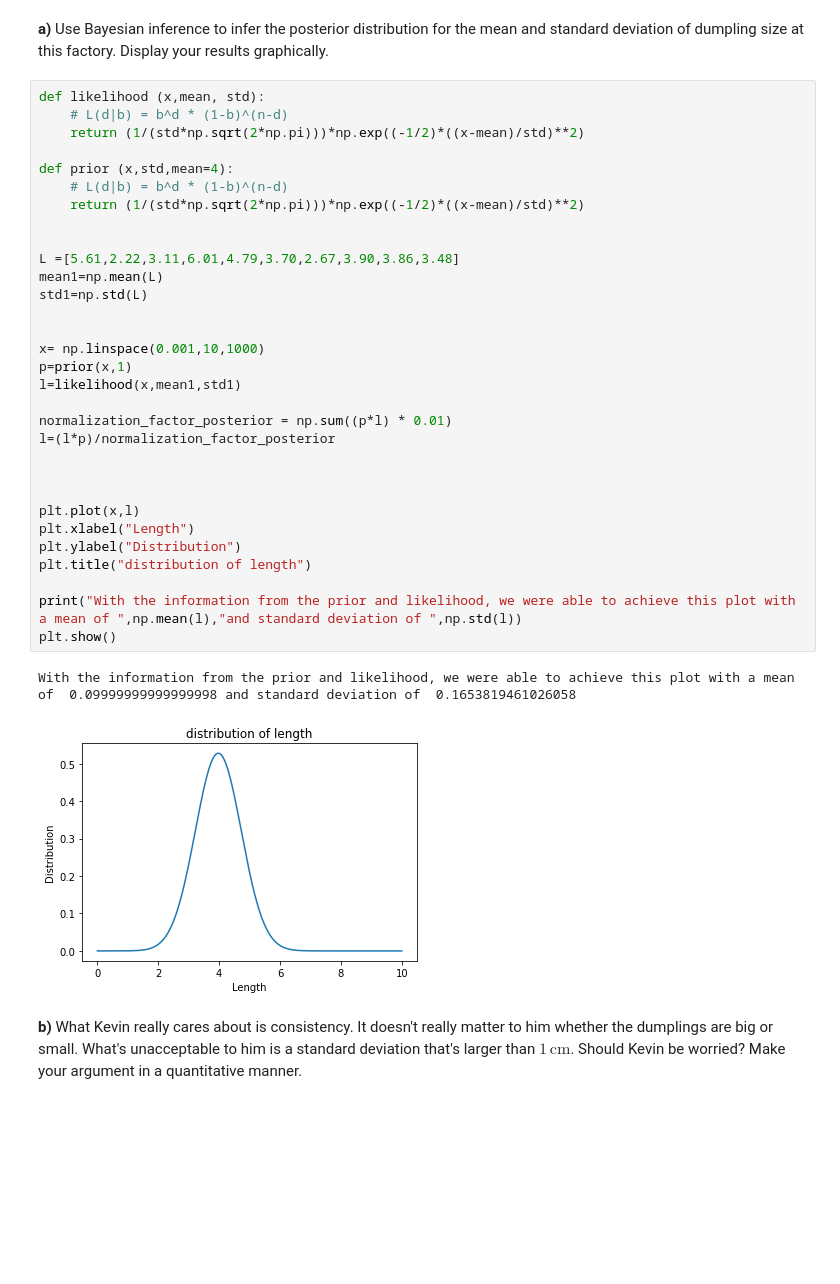
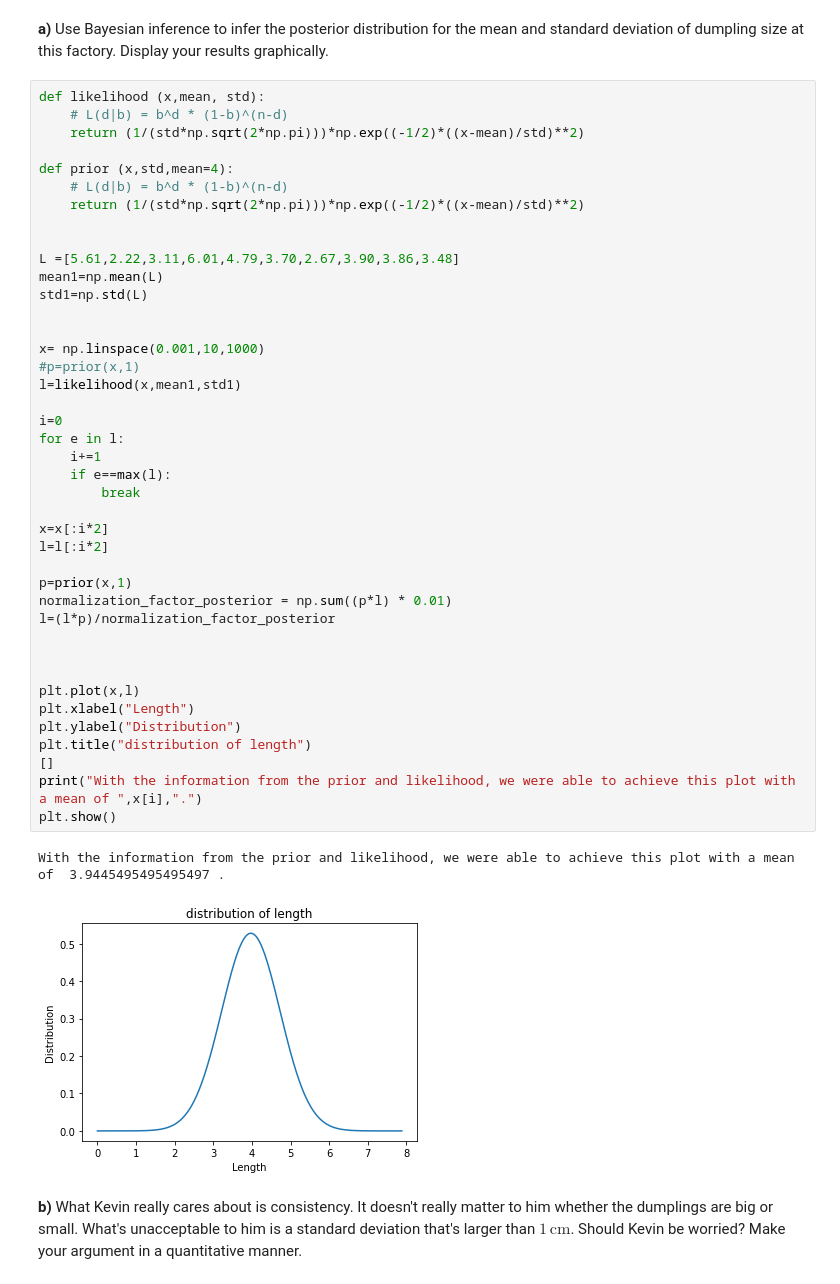
Before and after one commit to JuanDuranMcgill/PHYS321CodingLabs, a Jupyter notebook: Midterm2021/Midterm2021/Midterm2021.ipynb, the cells around one changed output. Cells and saved outputs as stored; diff of their text form; blank space fills up the shorter version.

```diff
--- a/Midterm2021/Midterm2021/Midterm2021.ipynb
+++ b/Midterm2021/Midterm2021/Midterm2021.ipynb
@@ -360,37 +360,47 @@ __a)__ Use Bayesian inference to infer the posterior distribution for the mean a
 # %%
 def likelihood (x,mean, std):
     # L(d|b) = b^d * (1-b)^(n-d)
     return (1/(std*np.sqrt(2*np.pi)))*np.exp((-1/2)*((x-mean)/std)**2)
 
 def prior (x,std,mean=4):
     # L(d|b) = b^d * (1-b)^(n-d)
     return (1/(std*np.sqrt(2*np.pi)))*np.exp((-1/2)*((x-mean)/std)**2)
 
 
 L =[5.61,2.22,3.11,6.01,4.79,3.70,2.67,3.90,3.86,3.48]
 mean1=np.mean(L)
 std1=np.std(L)
 
 
 x= np.linspace(0.001,10,1000)
-p=prior(x,1)
+#p=prior(x,1)
 l=likelihood(x,mean1,std1)
 
+i=0
+for e in l:
+    i+=1
+    if e==max(l):
+        break
+
+x=x[:i*2]
+l=l[:i*2]
+
+p=prior(x,1)
 normalization_factor_posterior = np.sum((p*l) * 0.01)
 l=(l*p)/normalization_factor_posterior
 
 
 
 plt.plot(x,l)
 plt.xlabel("Length")
 plt.ylabel("Distribution")
 plt.title("distribution of length")
-
-print("With the information from the prior and likelihood, we were able to achieve this plot with a mean of ",np.mean(l),"and standard deviation of ",np.std(l))
+[]
+print("With the information from the prior and likelihood, we were able to achieve this plot with a mean of ",x[i],".")
 plt.show()
 # %% [output]
-With the information from the prior and likelihood, we were able to achieve this plot with a mean of  0.09999999999999998 and standard deviation of  0.1653819461026058
+With the information from the prior and likelihood, we were able to achieve this plot with a mean of  3.9445495495495497 .
-[figure, old version]
+[figure, new version]
 # %% [markdown]
 __b)__ What Kevin really cares about is consistency. It doesn't really matter to him whether the dumplings are big or small. What's unacceptable to him is a standard deviation that's larger than $1\,\textrm{cm}$. Should Kevin be worried? Make your argument in a quantitative manner.
 # %% [markdown]
```
Also changed, not shown: parts of 1 cell of this notebook.
